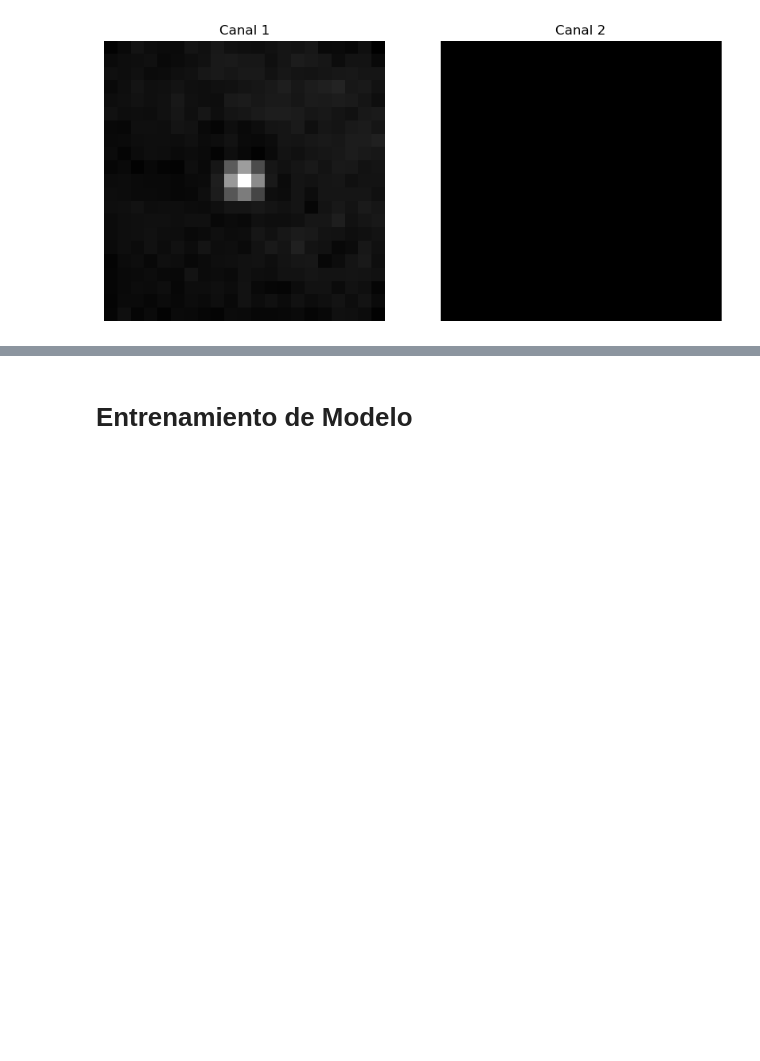
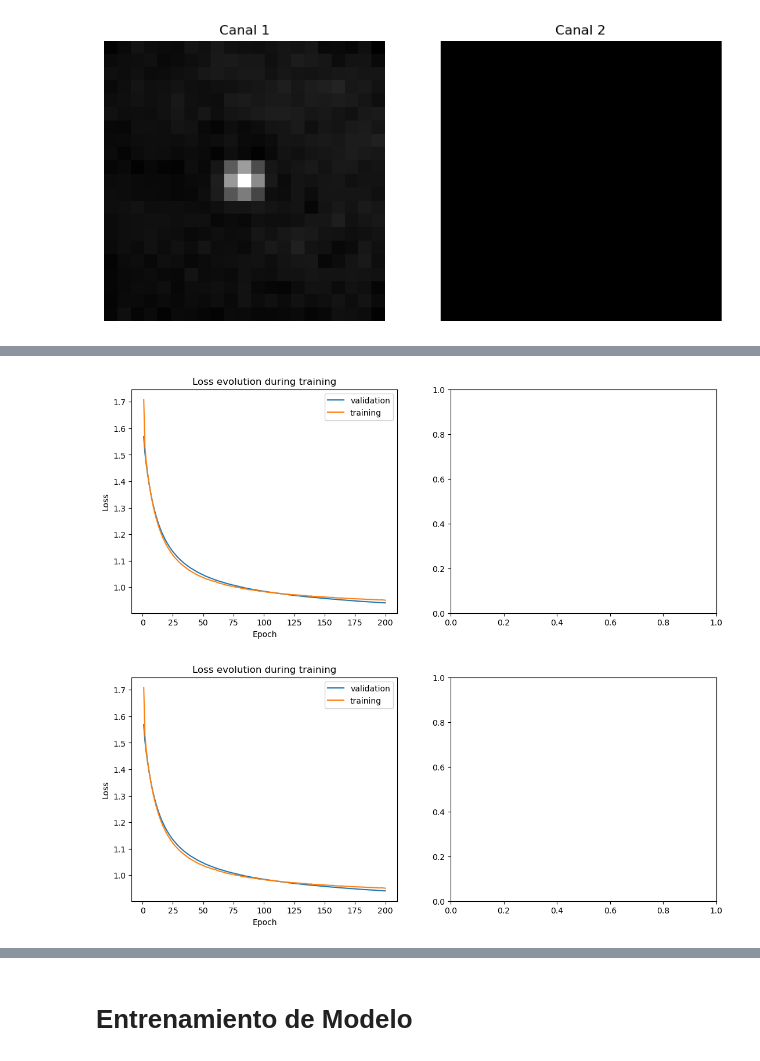
Before and after one commit to pmarconep/ZTF_alert_8a, a Jupyter notebook: proyecto_test.ipynb, the cells around one changed output, grey strips where cells are left out. Drawn from its saved outputs; the diff is of its cells as text; code cells hidden in the pictures; blank space fills up the shorter version.

Commit message:
linear probing

```diff
--- a/proyecto_test.ipynb
+++ b/proyecto_test.ipynb
@@ -395,3 +394,56 @@ plt.show()
 torch.Size([1, 2, 21, 21])
 (2, 21, 21)
 [figure]
+# %%
+model = model_full
+for param in model.encoder.parameters():
+    param.requires_grad = False
+model_full.eval()
+
+
+z_train = model_full.only_encoder(train_difference_reshaped_perm).detach()
+z_train_label = train_class.detach()
+train_dataset_features = TensorDataset(z_train, z_train_label)
+
+z_val = model_full.only_encoder(validation_difference_reshaped_perm).detach()
+z_val_label = validation_class.detach()
+val_dataset_features = TensorDataset(z_val, z_val_label)
+
+z_test = model_full.only_encoder(test_difference_reshaped_perm).detach()
+z_test_label = test_class.detach()
+test_dataset_features = TensorDataset(z_test, z_test_label)
+# %%
+# Linear Probing
+
+import src.model.linear_probing as linear_probing
+importlib.reload(linear_probing)
+# Congelar los parámetros del encoder y las capas completamente conectadas
+model = model_full
+for param in model.encoder.parameters():
+    param.requires_grad = False
+model_full.eval()
+
+
+linear_probing_model = linear_probing.LinearClassifier(latent_dim = 42, num_classes=5) # OJO CON DIMENSION LATENTE
+
+max_epochs = 200
+criterion = nn.CrossEntropyLoss() #ojo
+batch_size = 100 #100
+lr = 0.333e-4 #propuesto en paper astorga
+augmentation = False
+use_gpu = False
+
+curves_full, tiempo_ejecucion_full, all_labels, all_preds = linear_probing.train_model(linear_probing_model,
+                                            train_dataset_features,
+                                            val_dataset_features,
+                                            test_dataset_features,
+                                            max_epochs=max_epochs,
+                                            criterion=criterion,
+                                            batch_size=batch_size,
+                                            lr=lr,
+                                            use_gpu=use_gpu)
+
+
+import src.model.metrics as metrics
+metrics.show_curves(curves_full)
+# %% [output]
@@ -397,0 +451,2 @@ torch.Size([1, 2, 21, 21])
+[figure, added]
+[figure, added]
```
Also changed, not shown: parts of 8 cells of this notebook, 1 other file.
